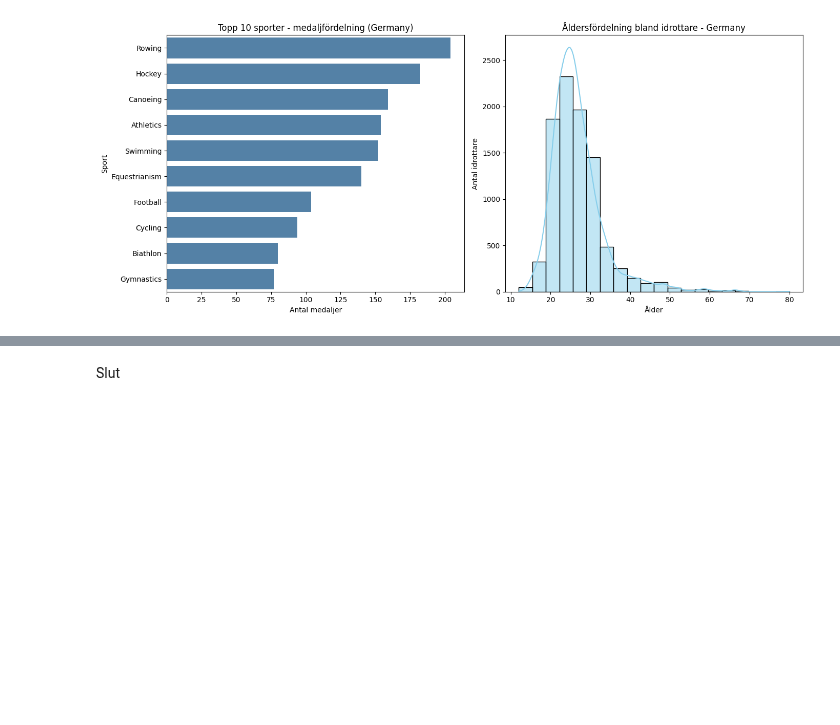
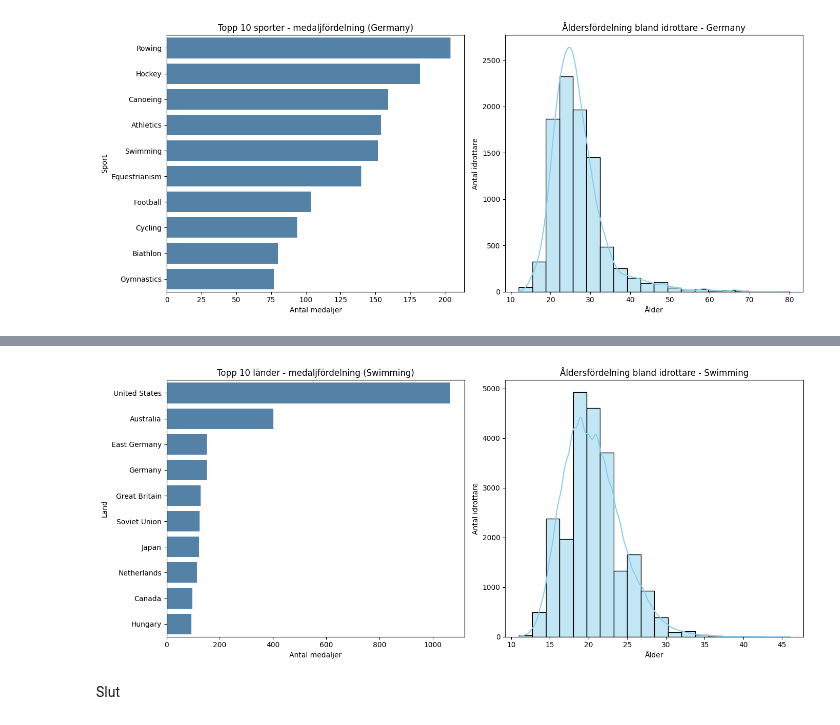
Before and after one commit to SebastianPetersson/Project_OS, a Jupyter notebook: Projekt_OS_Tyskland.ipynb, the cells around one changed output, grey strips where cells are left out. Saved outputs shown, nothing was run; the diff lists cells and outputs as text; code cells hidden in the pictures; blank space fills up the shorter version.

```diff
--- a/Projekt_OS_Tyskland.ipynb
+++ b/Projekt_OS_Tyskland.ipynb
@@ -216,2 +221,6 @@ Functions.visualize_sport_stats(olympics, "Ski Jumping")
+# %%
+Functions.visualize_sport_stats(olympics, "Swimming")
+# %% [output]
+[figure, added]
 # %% [markdown]
 Slut
```
Also changed, not shown: parts of 3 cells of this notebook.
